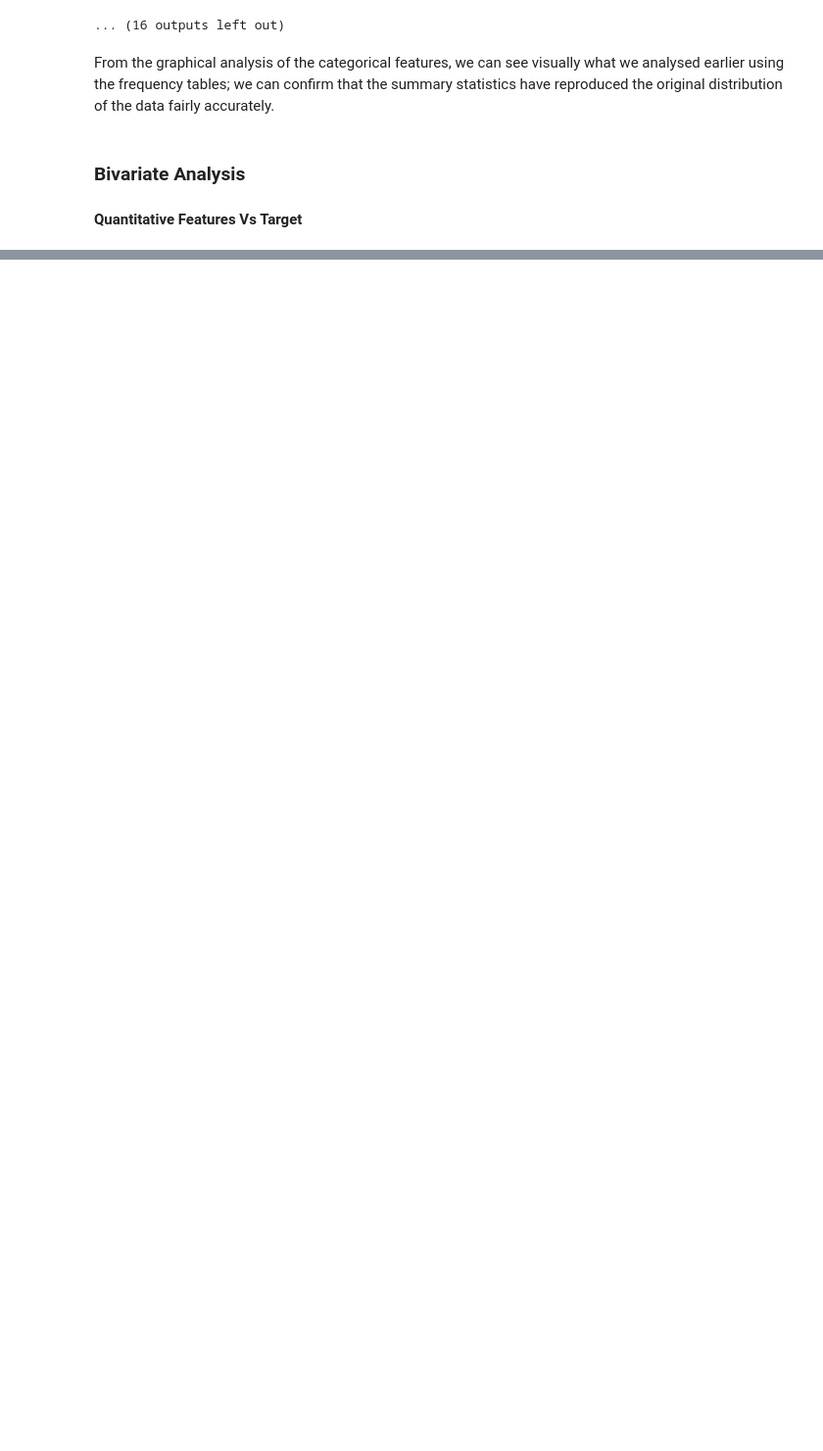
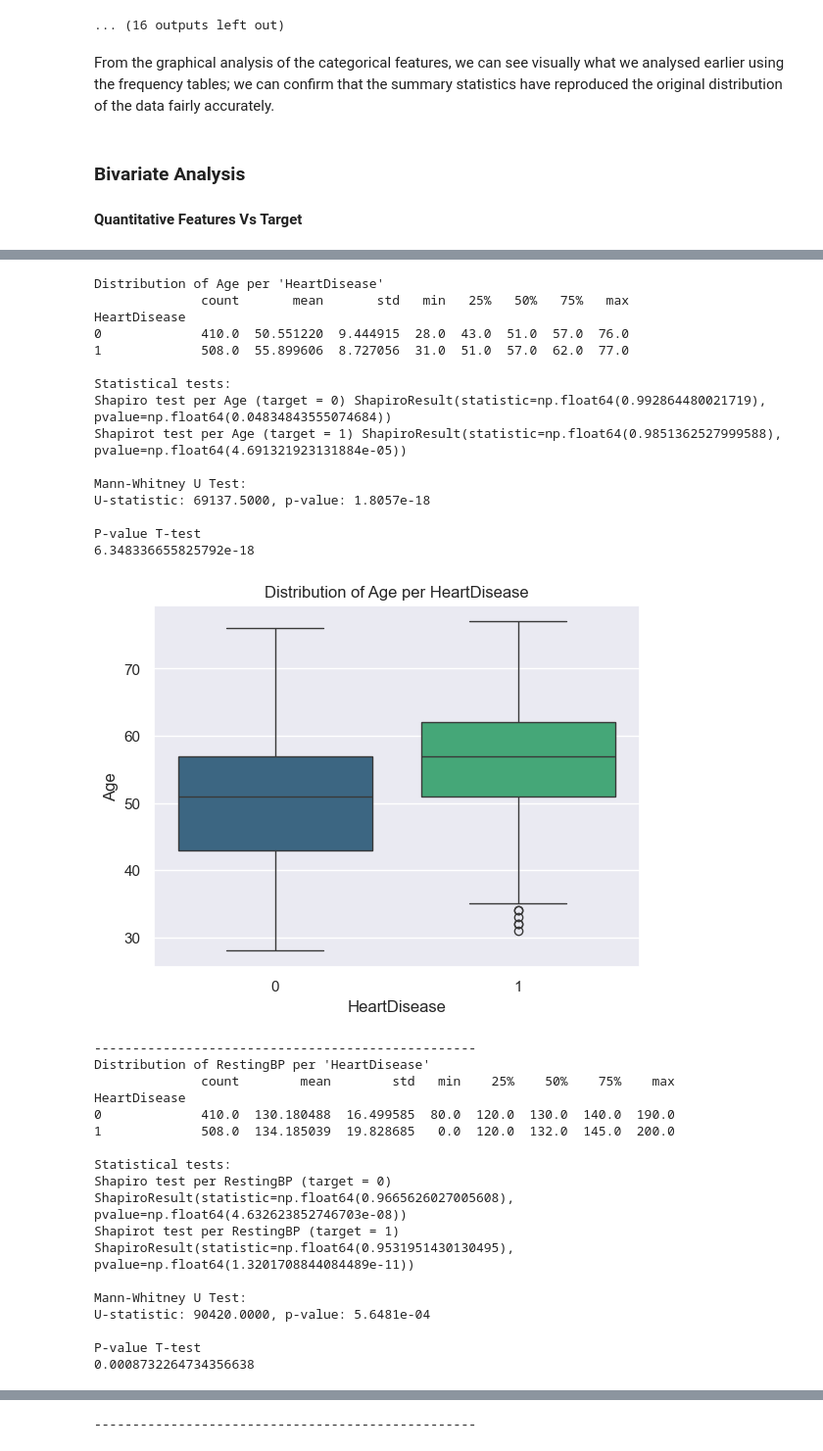
Before and after one commit to RickCraco/computer-science-project, a Jupyter notebook: notebooks/heart_disease_classification_ctgan_xai.ipynb, the cells around one changed output, grey strips where cells are left out. Shown at 98% size. Saved outputs shown, nothing was run; the diff lists cells and outputs as text; code cells hidden in the pictures; blank space fills up the shorter version.

Commit message:
added bivariate analysis of the real dataset

```diff
--- a/notebooks/heart_disease_classification_ctgan_xai.ipynb
+++ b/notebooks/heart_disease_classification_ctgan_xai.ipynb
@@ -329,0 +332,40 @@ From the graphical analysis of the categorical features, we can see visually wha
+# %%
+# real
+for col in quantitative_features:
+    print(f"Distribution of {col} per 'HeartDisease'")
+    numeric_biv_analysis(df=df, column=col)
+    plt.show()
+    print("-"*50)
+# %% [output]
+Distribution of Age per 'HeartDisease'
+              count       mean       std   min   25%   50%   75%   max
+HeartDisease
+0             410.0  50.551220  9.444915  28.0  43.0  51.0  57.0  76.0
+1             508.0  55.899606  8.727056  31.0  51.0  57.0  62.0  77.0
+
+Statistical tests:
+Shapiro test per Age (target = 0) ShapiroResult(statistic=np.float64(0.992864480021719), pvalue=np.float64(0.04834843555074684))
+Shapirot test per Age (target = 1) ShapiroResult(statistic=np.float64(0.9851362527999588), pvalue=np.float64(4.691321923131884e-05))
+
+Mann-Whitney U Test:
+U-statistic: 69137.5000, p-value: 1.8057e-18
+
+P-value T-test
+6.348336655825792e-18
+[figure, added]
+--------------------------------------------------
+Distribution of RestingBP per 'HeartDisease'
+              count        mean        std   min    25%    50%    75%    max
+HeartDisease
+0             410.0  130.180488  16.499585  80.0  120.0  130.0  140.0  190.0
+1             508.0  134.185039  19.828685   0.0  120.0  132.0  145.0  200.0
+
+Statistical tests:
+Shapiro test per RestingBP (target = 0) ShapiroResult(statistic=np.float64(0.9665626027005608), pvalue=np.float64(4.632623852746703e-08))
+Shapirot test per RestingBP (target = 1) ShapiroResult(statistic=np.float64(0.9531951430130495), pvalue=np.float64(1.3201708844084489e-11))
+
+Mann-Whitney U Test:
+U-statistic: 90420.0000, p-value: 5.6481e-04
+
+P-value T-test
+0.0008732264734356638
@@ -329,0 +424 @@ From the graphical analysis of the categorical features, we can see visually wha
+--------------------------------------------------
```
Also changed, not shown: parts of 2 cells of this notebook.
